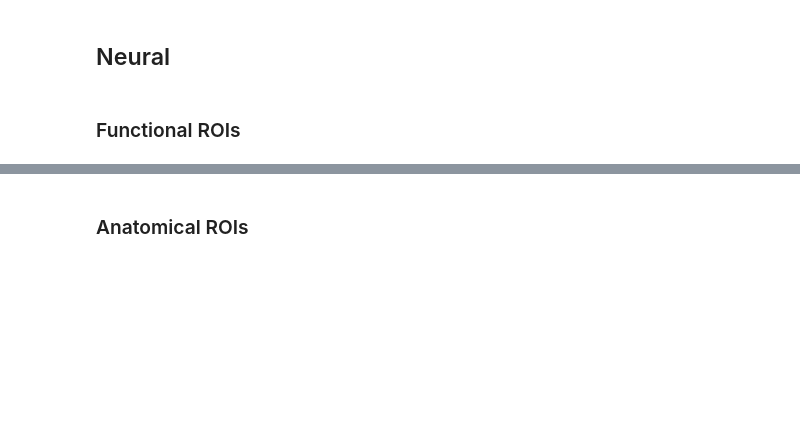
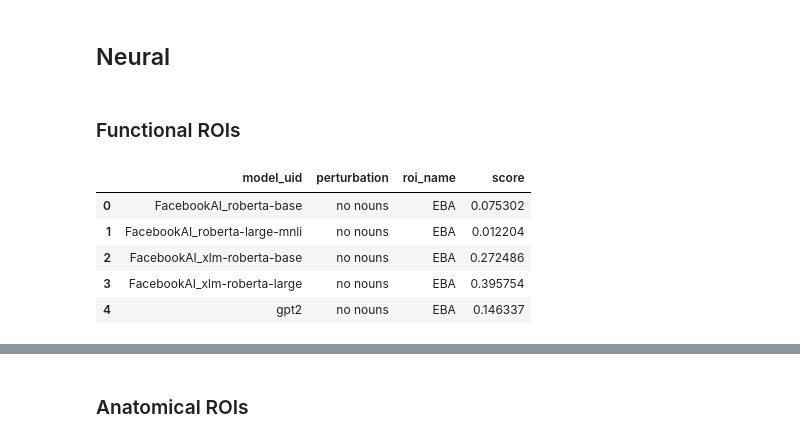
Before and after one commit to Isik-lab/SIfMRI_modeling, a Jupyter notebook: notebooks/model_class_averaging.ipynb, the cells around one changed output, grey strips where cells are left out. Drawn from its saved outputs; the diff is of its cells as text; code cells hidden in the pictures; blank space fills up the shorter version.

```diff
--- a/notebooks/model_class_averaging.ipynb
+++ b/notebooks/model_class_averaging.ipynb
@@ -260,3 +290,33 @@ plot_perturbation_summary(ratio_df, 'feature',# reliability_=behavior_reliabilit
+# %%
+df = []
+for file in glob('../data/interim/ModelSummary/*LanguageNeuralEncoding*roi_name*csv.gz'):
+    df.append(add_perturbation(file, pd.read_csv(file)))
+df = pd.concat(df)
+df = df.loc[df.set == 'test'].reset_index(drop=True)
+
+models = df.model_uid.unique()
+ratio_df = []
+for roi, rdf in tqdm(df.groupby('roi_name')):
+    orig = rdf.loc[rdf.perturbation == 'original']
+    orig.set_index('model_uid', inplace=True)
+    for perturb, pdf in rdf.loc[rdf.perturbation != 'original'].groupby('perturbation'):
+        pdf.set_index('model_uid', inplace=True)
+        for model_uid in models:
+            score_ratio = (orig.loc[model_uid, 'score'] - pdf.loc[model_uid, 'score'])/orig.loc[model_uid, 'score']
+            ratio_df.append({'model_uid': model_uid,
+                             'perturbation': perturb,
+                             'roi_name': roi,
+                             'score': score_ratio})
+ratio_df = pd.DataFrame(ratio_df)
+ratio_df['perturbation'] = pd.Categorical(ratio_df['perturbation'], categories=perturbations, ordered=True)
+ratio_df.head()
+# %% [output]
+|  | model_uid | perturbation | roi_name | score |
+| 0 | FacebookAI_roberta-base | no nouns | EBA | 0.075302 |
+| 1 | FacebookAI_roberta-large-mnli | no nouns | EBA | 0.012204 |
+| 2 | FacebookAI_xlm-roberta-base | no nouns | EBA | 0.272486 |
+| 3 | FacebookAI_xlm-roberta-large | no nouns | EBA | 0.395754 |
+| 4 | gpt2 | no nouns | EBA | 0.146337 |
 # %%
 def plot_neural_perturbation_summary(df_, category, roi_grouping,
                                       reliability_=None, out_file=None, stats=None,
```
Also changed, not shown: parts of 9 cells of this notebook, 7 other files.
